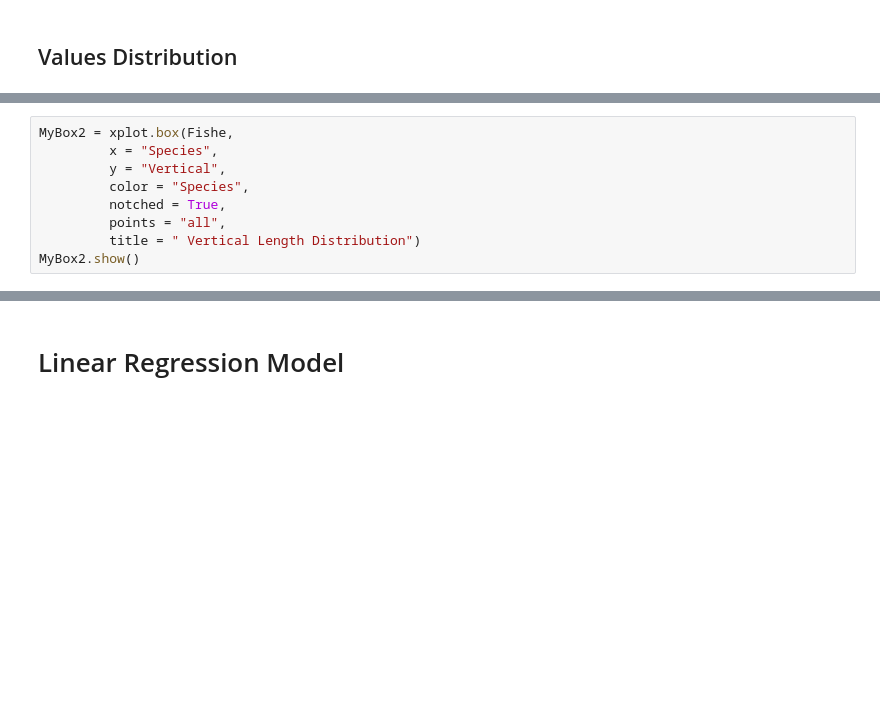
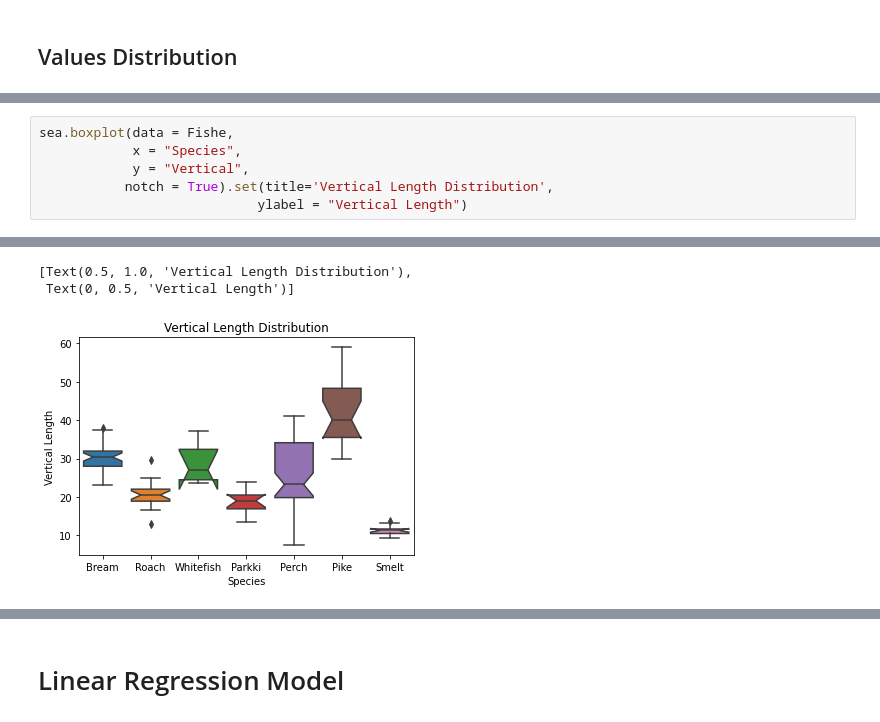
Before and after one commit to RakhaHafishSetiawan/Fish-Weight-Prediction, a Jupyter notebook: MyRegression.ipynb, the cells around one changed output, grey strips where cells are left out. Cells and saved outputs as stored; diff of their text form; blank space fills up the shorter version.

```diff
--- a/MyRegression.ipynb
+++ b/MyRegression.ipynb
@@ -87,10 +85,7 @@ MyBox1.show()
 # %%
-MyBox2 = xplot.box(Fishe,
-         x = "Species",
-         y = "Vertical",
-         color = "Species",
-         notched = True,
-         points = "all",
-         title = " Vertical Length Distribution")
-MyBox2.show()
+sea.boxplot(data = Fishe,
+            x = "Species",
+            y = "Vertical",
+           notch = True).set(title='Vertical Length Distribution',
+                            ylabel = "Vertical Length")
 # %% [output]
@@ -98 +92,4 @@ MyBox2.show()
+[Text(0.5, 1.0, 'Vertical Length Distribution'),
+ Text(0, 0.5, 'Vertical Length')]
+[figure, added]
 # %%
```
Also changed, not shown: parts of 6 cells of this notebook.
